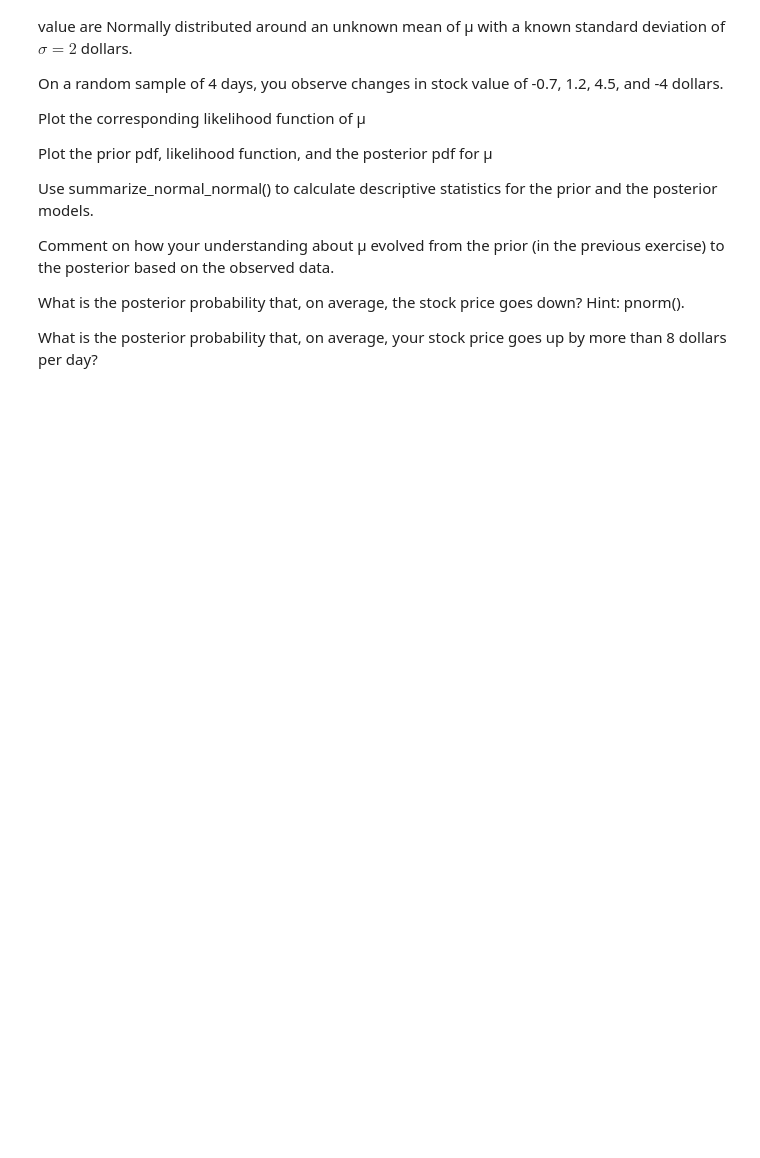
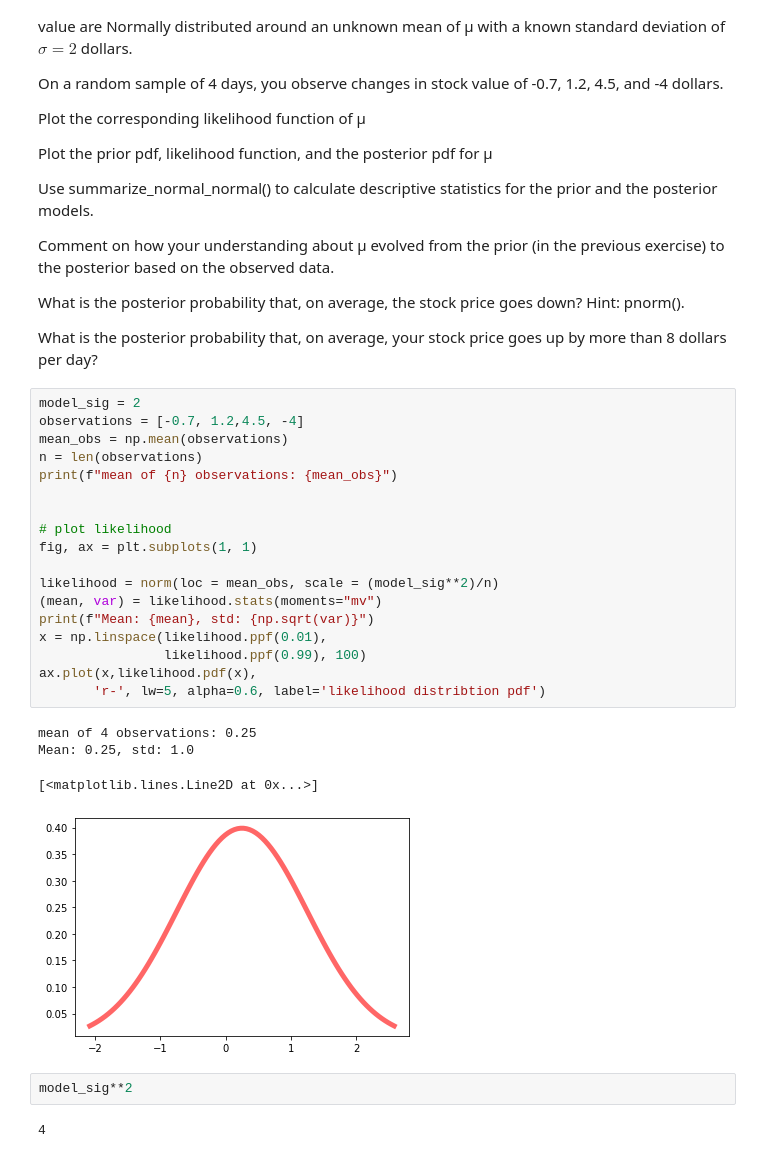
Before and after one commit to DrEntropy/BayesRulesWork, a Jupyter notebook: Chapter5.ipynb, the cells around one changed output. Saved outputs shown, nothing was run; the diff lists cells and outputs as text; blank space fills up the shorter version.

```diff
--- a/Chapter5.ipynb
+++ b/Chapter5.ipynb
@@ -123,3 +141,30 @@ Comment on how your understanding about  μ evolved from the prior (in the previ
 What is the posterior probability that, on average, the stock price goes down? Hint: pnorm().
 
 What is the posterior probability that, on average, your stock price goes up by more than 8 dollars per day?
+# %%
+model_sig = 2
+observations = [-0.7, 1.2,4.5, -4]
+mean_obs = np.mean(observations)
+n = len(observations)
+print(f"mean of {n} observations: {mean_obs}")
+
+
+# plot likelihood
+fig, ax = plt.subplots(1, 1)
+
+likelihood = norm(loc = mean_obs, scale = (model_sig**2)/n)
+(mean, var) = likelihood.stats(moments="mv")
+print(f"Mean: {mean}, std: {np.sqrt(var)}")
+x = np.linspace(likelihood.ppf(0.01),
+                likelihood.ppf(0.99), 100)
+ax.plot(x,likelihood.pdf(x),
+       'r-', lw=5, alpha=0.6, label='likelihood distribtion pdf')
+# %% [output]
+mean of 4 observations: 0.25
+Mean: 0.25, std: 1.0
+[<matplotlib.lines.Line2D at 0x...>]
+[figure, added]
+# %%
+model_sig**2
+# %% [output]
+4
```
Also changed, not shown: parts of 13 cells of this notebook.
